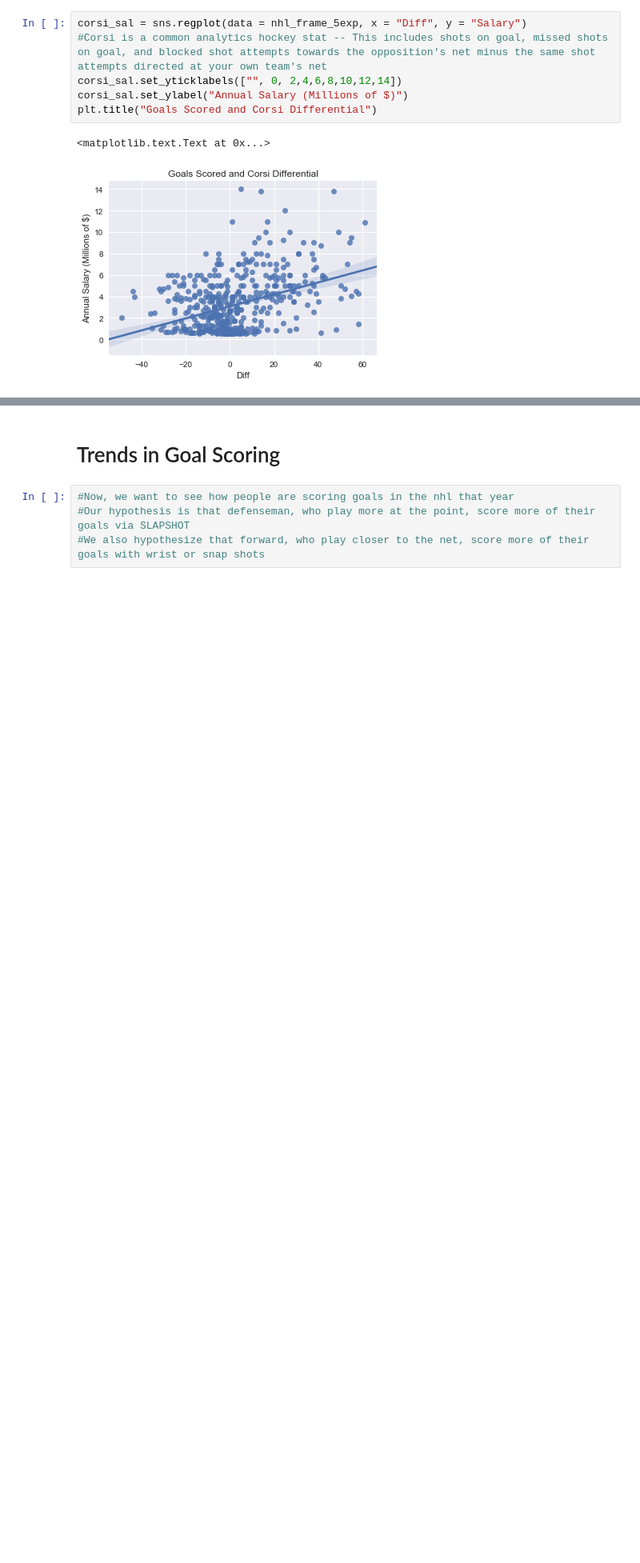
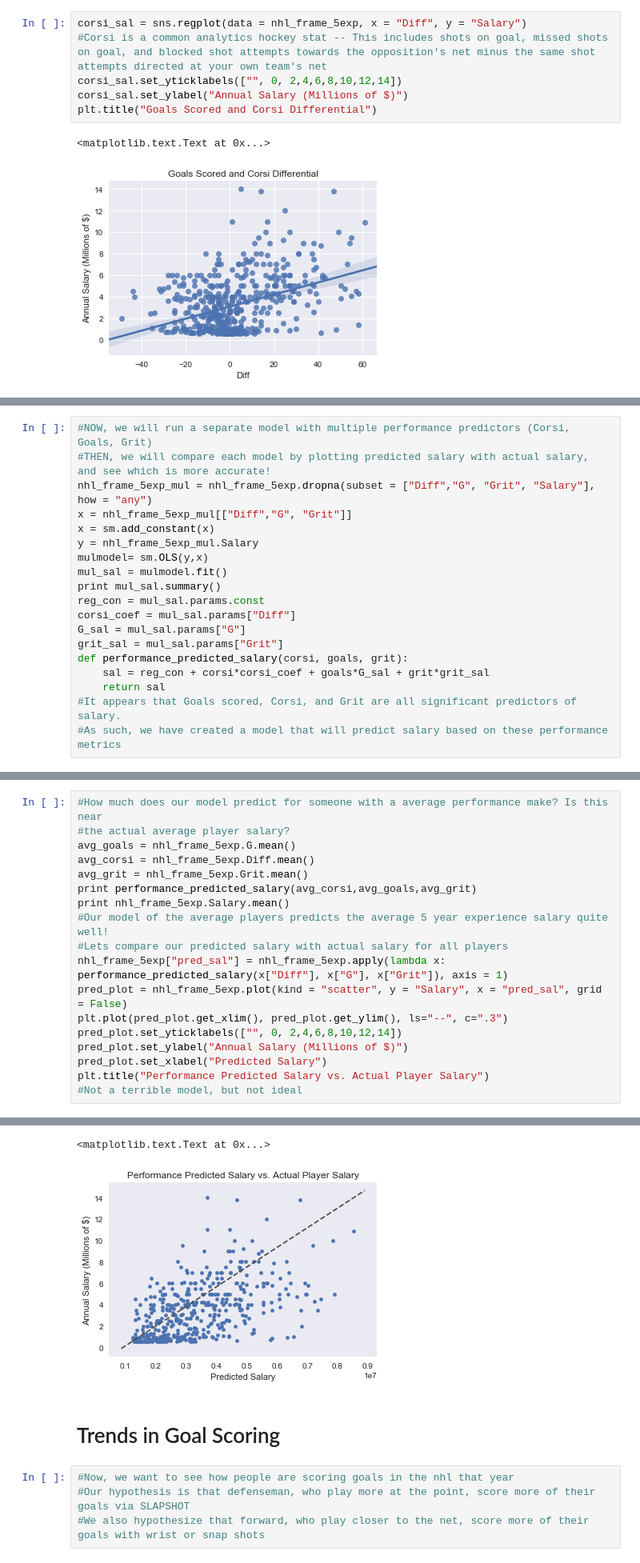
Before and after one commit to jaredbgo/NHL_analysis, a Jupyter notebook: NHL_Analysis.ipynb, the cells around one changed output, grey strips where cells are left out. Shown: that part at 80% size. Drawn from its saved outputs; the diff is of its cells as text; blank space fills up the shorter version.

Commit message:
Adding salary multiple regression

```diff
--- a/NHL_Analysis.ipynb
+++ b/NHL_Analysis.ipynb
@@ -251,0 +250,19 @@ plt.title("Goals Scored and Corsi Differential")
+# %%
+#NOW, we will run a separate model with multiple performance predictors (Corsi, Goals, Grit)
+#THEN, we will compare each model by plotting predicted salary with actual salary, and see which is more accurate!
+nhl_frame_5exp_mul = nhl_frame_5exp.dropna(subset = ["Diff","G", "Grit", "Salary"], how = "any")
+x = nhl_frame_5exp_mul[["Diff","G", "Grit"]]
+x = sm.add_constant(x)
+y = nhl_frame_5exp_mul.Salary
+mulmodel= sm.OLS(y,x)
+mul_sal = mulmodel.fit()
+print mul_sal.summary()
+reg_con = mul_sal.params.const
+corsi_coef = mul_sal.params["Diff"]
+G_sal = mul_sal.params["G"]
+grit_sal = mul_sal.params["Grit"]
+def performance_predicted_salary(corsi, goals, grit):
+    sal = reg_con + corsi*corsi_coef + goals*G_sal + grit*grit_sal
+    return sal
+#It appears that Goals scored, Corsi, and Grit are all significant predictors of salary.
+#As such, we have created a model that will predict salary based on these performance metrics
@@ -251,0 +287,19 @@ plt.title("Goals Scored and Corsi Differential")
+# %%
+#How much does our model predict for someone with a average performance make? Is this near
+#the actual average player salary?
+avg_goals = nhl_frame_5exp.G.mean()
+avg_corsi = nhl_frame_5exp.Diff.mean()
+avg_grit = nhl_frame_5exp.Grit.mean()
+print performance_predicted_salary(avg_corsi,avg_goals,avg_grit)
+print nhl_frame_5exp.Salary.mean()
+#Our model of the average players predicts the average 5 year experience salary quite well!
+#Lets compare our predicted salary with actual salary for all players
+nhl_frame_5exp["pred_sal"] = nhl_frame_5exp.apply(lambda x: performance_predicted_salary(x["Diff"], x["G"], x["Grit"]), axis = 1)
+pred_plot = nhl_frame_5exp.plot(kind = "scatter", y = "Salary", x = "pred_sal", grid = False)
+plt.plot(pred_plot.get_xlim(), pred_plot.get_ylim(), ls="--", c=".3")
+pred_plot.set_yticklabels(["", 0, 2,4,6,8,10,12,14])
+pred_plot.set_ylabel("Annual Salary (Millions of $)")
+pred_plot.set_xlabel("Predicted Salary")
+plt.title("Performance Predicted Salary vs. Actual Player Salary")
+#Not a terrible model, but not ideal
+# %% [output]
@@ -252,3 +313,5 @@ plt.title("Goals Scored and Corsi Differential")
+<matplotlib.text.Text at 0x...>
+[figure, added]
 # %% [markdown]
 # Trends in Goal Scoring
 # %%
```
Also changed, not shown: parts of 6 cells of this notebook.
